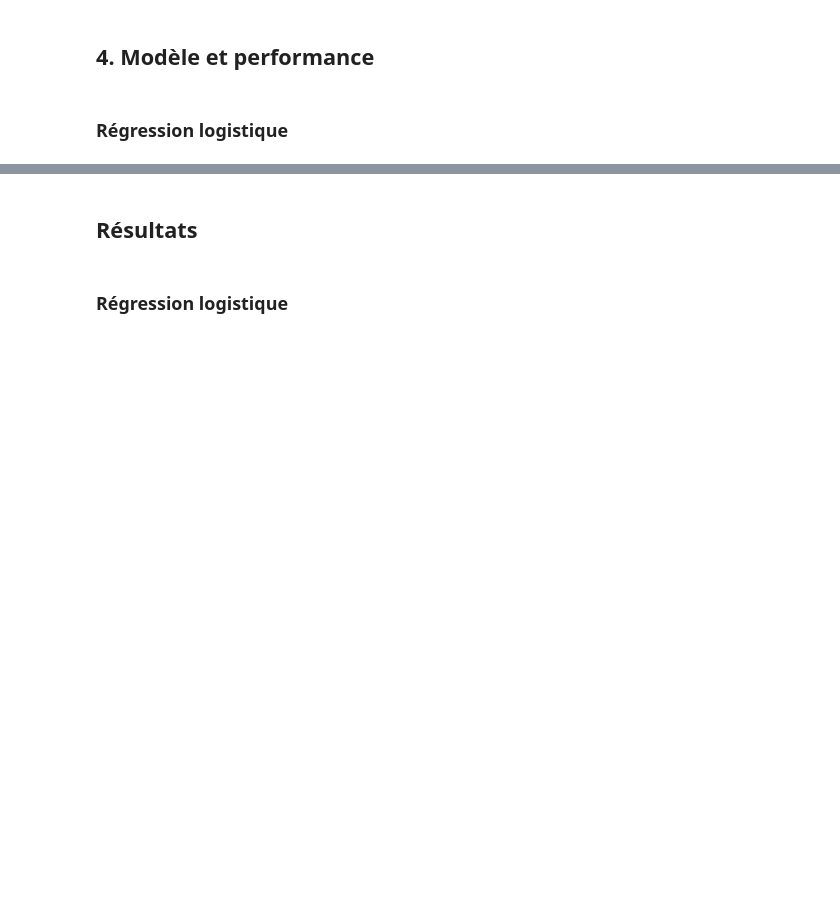
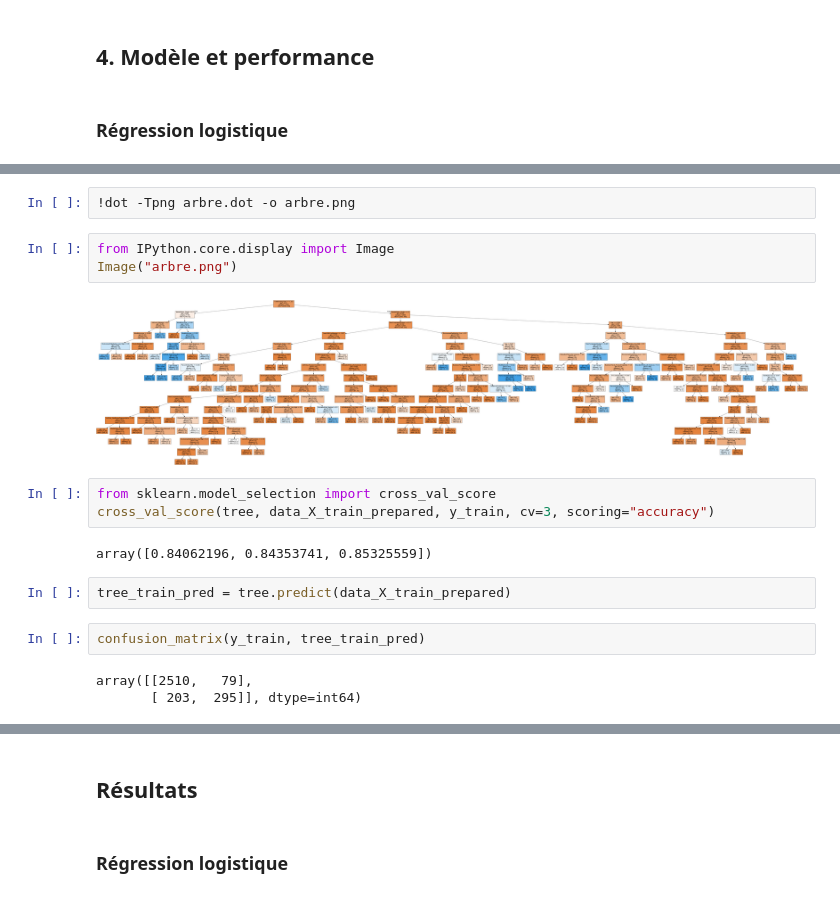
Before and after one commit to VictorMassotte/Projet-IA, a Jupyter notebook: projet-ia.ipynb, the cells around one changed output, grey strips where cells are left out. Cells and saved outputs as stored; diff of their text form; blank space fills up the shorter version.

Commit message:
Add tree algo

```diff
--- a/projet-ia.ipynb
+++ b/projet-ia.ipynb
@@ -525,0 +551,19 @@ plt.show()
+# %%
+!dot -Tpng arbre.dot -o arbre.png
+# %%
+from IPython.core.display import Image
+Image("arbre.png")
+# %% [output]
+[figure, added]
+# %%
+from sklearn.model_selection import cross_val_score
+cross_val_score(tree, data_X_train_prepared, y_train, cv=3, scoring="accuracy")
+# %% [output]
+array([0.84062196, 0.84353741, 0.85325559])
+# %%
+tree_train_pred = tree.predict(data_X_train_prepared)
+# %%
+confusion_matrix(y_train, tree_train_pred)
+# %% [output]
+array([[2510,   79],
+       [ 203,  295]], dtype=int64)
```
Also changed, not shown: parts of 15 cells of this notebook, 2 other files.
